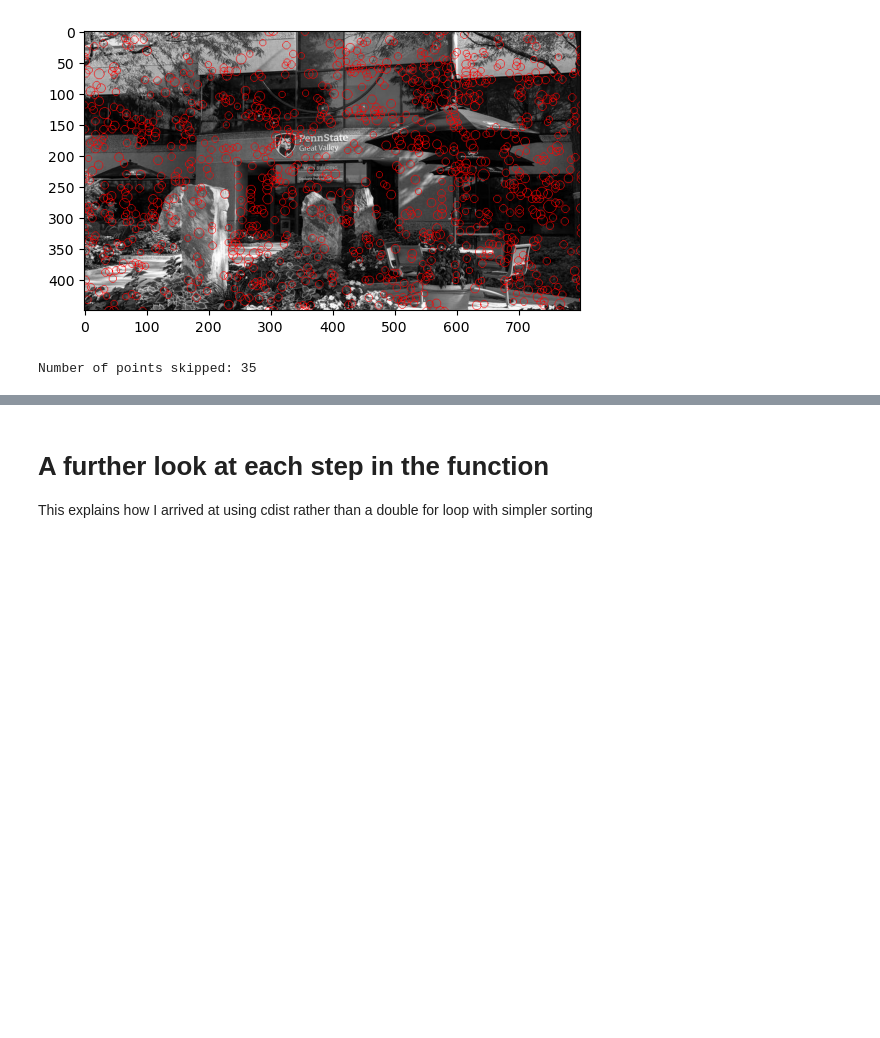
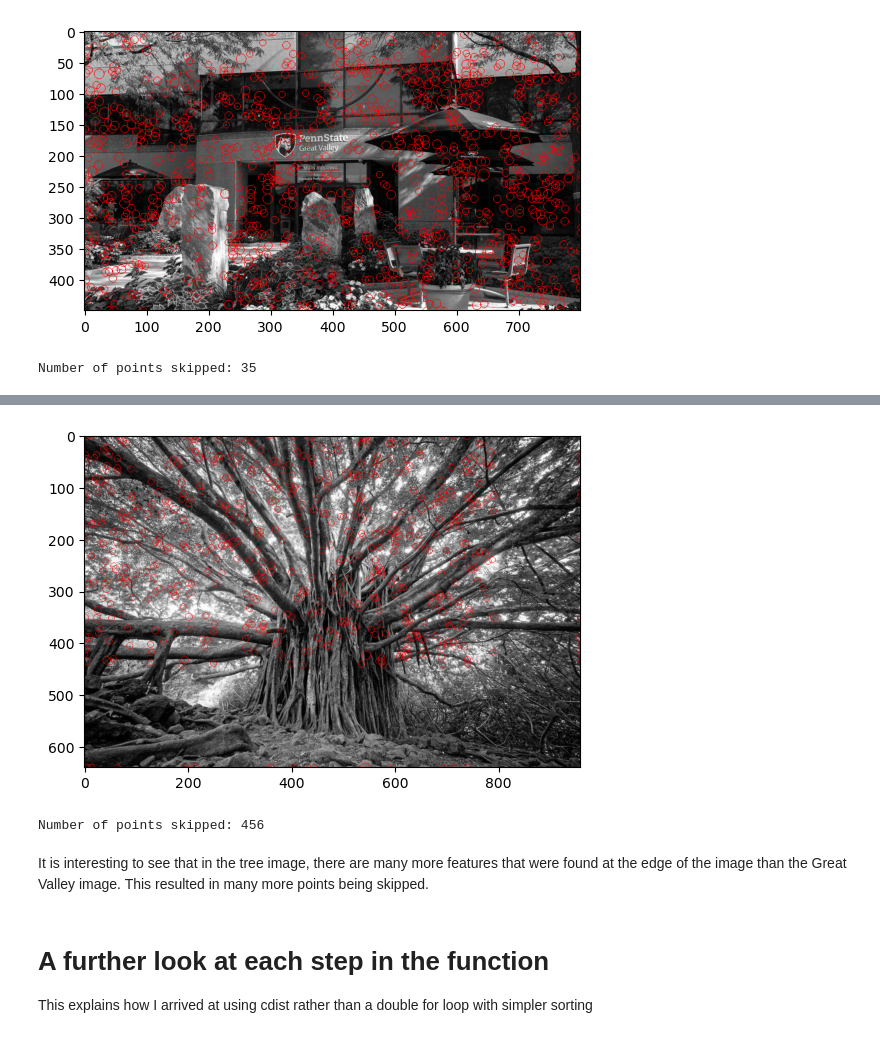
Before and after one commit to BBotzer/AI879, a Jupyter notebook: Week07/Botzer_AI879_HW_Q2_Week7.ipynb, the cells around one changed output, grey strips where cells are left out. Cells and saved outputs as stored; diff of their text form; code cells hidden in the pictures; blank space fills up the shorter version.

```diff
--- a/Week07/Botzer_AI879_HW_Q2_Week7.ipynb
+++ b/Week07/Botzer_AI879_HW_Q2_Week7.ipynb
@@ -189,3 +207,10 @@ Number of points skipped: 35
+# %%
+corners, rad_vector = calcANMS(tree_im, n_pts=1000)
+# %% [output]
+[figure, added]
+Number of points skipped: 456
+# %% [markdown]
+It is interesting to see that in the tree image, there are many more features that were found at the edge of the image than the Great Valley image.  This resulted in many more points being skipped.
 # %% [markdown]
 # A further look at each step in the function
 
```
Also changed, not shown: parts of 6 cells of this notebook, 2 other files.
